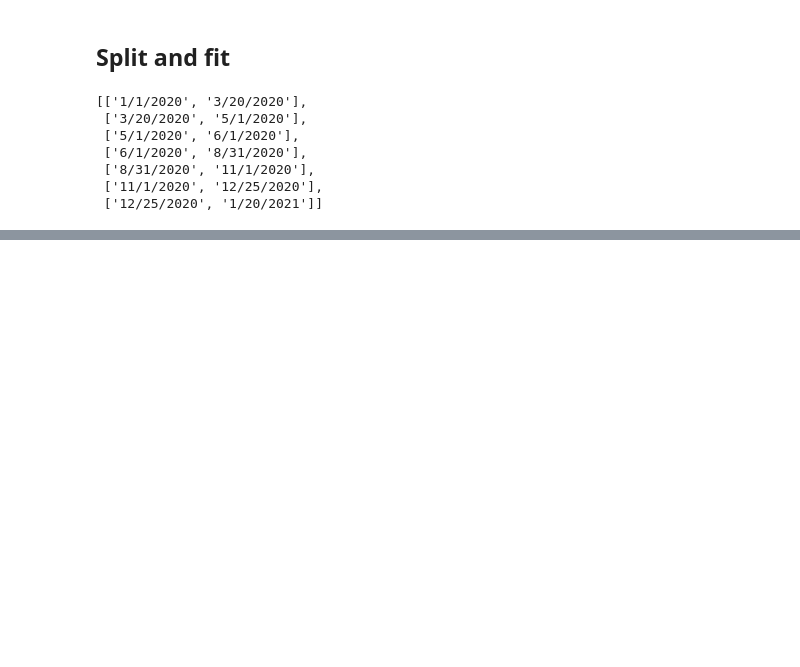
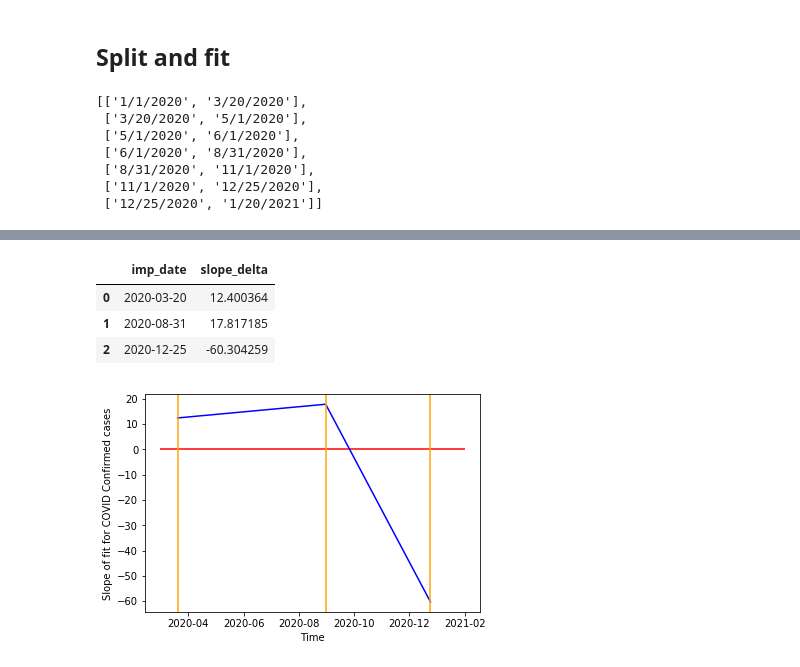
Before and after one commit to cb-ds-1/m3-4-rdd-project, a Jupyter notebook: workshop.ipynb, the cells around one changed output, grey strips where cells are left out. Cells and saved outputs as stored; diff of their text form; code cells hidden in the pictures; blank space fills up the shorter version.

```diff
--- a/workshop.ipynb
+++ b/workshop.ipynb
@@ -241,0 +224,24 @@ TypeError: invalid type promotion
+# %%
+slopes = pd.DataFrame({
+    'imp_date': ['3/20/2020', '8/31/2020', '12/25/2020'],
+})
+slopes['slope_delta'] = slopes['imp_date'].apply(
+    lambda date: res[res['start'] == date].iloc[0]['slope'] - res[res['end'] == date].iloc[0]['slope']
+)
+slopes['imp_date'] = pd.to_datetime(slopes['imp_date'])
+slopes
+# %% [output]
+|  | imp_date | slope_delta |
+| 0 | 2020-03-20 | 12.400364 |
+| 1 | 2020-08-31 | 17.817185 |
+| 2 | 2020-12-25 | -60.304259 |
+# %%
+resc = res.copy()
+plt.plot(slopes['imp_date'][:, None],slopes['slope_delta'][:, None], color='blue')
+plt.hlines([0],pd.to_datetime('3/01/2020'),pd.to_datetime('2/01/2021'), color='red')
+plt.ylabel("Slope of fit for COVID Confirmed cases")
+plt.xlabel("Time")
+for d in imp_dates:
+    plt.axvline(x=pd.to_datetime(d), color='orange')
+# %% [output]
+[figure, added]
```
Also changed, not shown: parts of 11 cells of this notebook.
